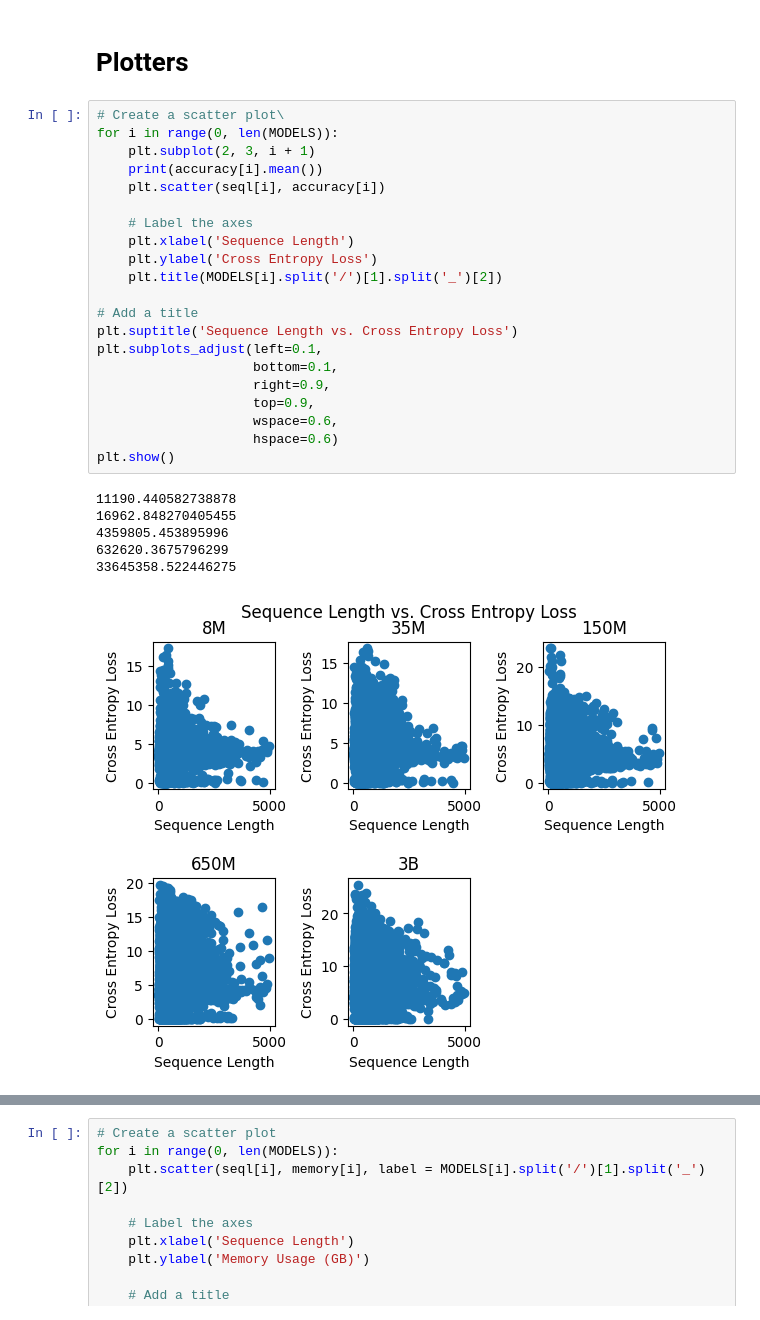
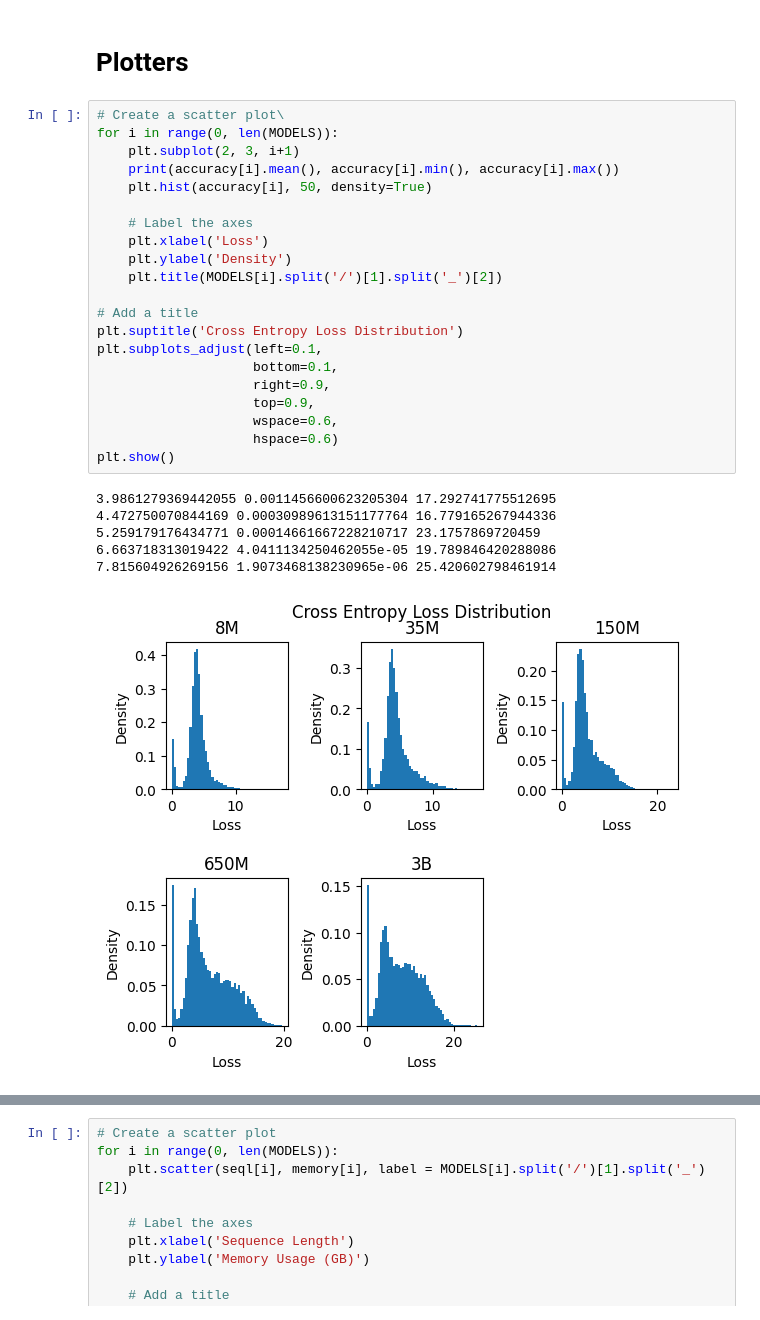
Before and after one commit to lgltan/ESM_Benchmark, a Jupyter notebook: plotter.ipynb, the cells around one changed output, grey strips where cells are left out. Saved outputs shown, nothing was run; the diff lists cells and outputs as text.

```diff
--- a/plotter.ipynb
+++ b/plotter.ipynb
@@ -71,28 +71,28 @@ gpu_util_df[4].head()
 # %%
 # Create a scatter plot\
 for i in range(0, len(MODELS)):
-    plt.subplot(2, 3, i + 1)
-    print(accuracy[i].mean())
-    plt.scatter(seql[i], accuracy[i])
+    plt.subplot(2, 3, i+1)
+    print(accuracy[i].mean(), accuracy[i].min(), accuracy[i].max())
+    plt.hist(accuracy[i], 50, density=True)
 
     # Label the axes
-    plt.xlabel('Sequence Length')
-    plt.ylabel('Cross Entropy Loss')
+    plt.xlabel('Loss')
+    plt.ylabel('Density')
     plt.title(MODELS[i].split('/')[1].split('_')[2])
 
 # Add a title
-plt.suptitle('Sequence Length vs. Cross Entropy Loss')
+plt.suptitle('Cross Entropy Loss Distribution')
 plt.subplots_adjust(left=0.1,
                     bottom=0.1,
                     right=0.9,
                     top=0.9,
                     wspace=0.6,
                     hspace=0.6)
 plt.show()
 # %% [output]
-11190.440582738878
-16962.848270405455
-4359805.453895996
-632620.3675796299
-33645358.522446275
+3.9861279369442055 0.0011456600623205304 17.292741775512695
+4.472750070844169 0.00030989613151177764 16.779165267944336
+5.259179176434771 0.00014661667228210717 23.1757869720459
+6.663718313019422 4.0411134250462055e-05 19.789846420288086
+7.815604926269156 1.9073468138230965e-06 25.420602798461914
-[figure, old version]
+[figure, new version]
```
Also changed, not shown: parts of 1 cell of this notebook, 1 other file.
